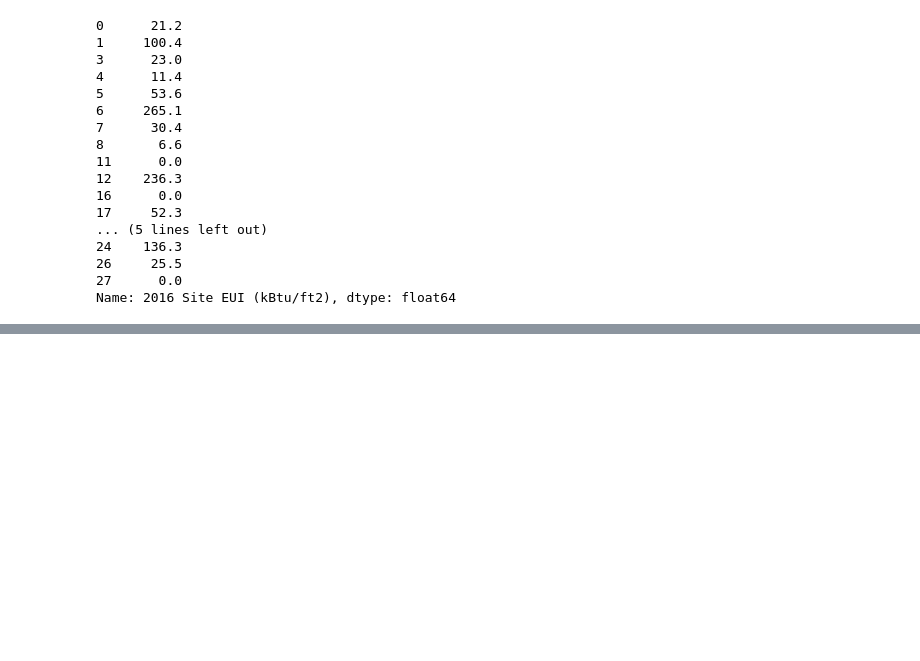
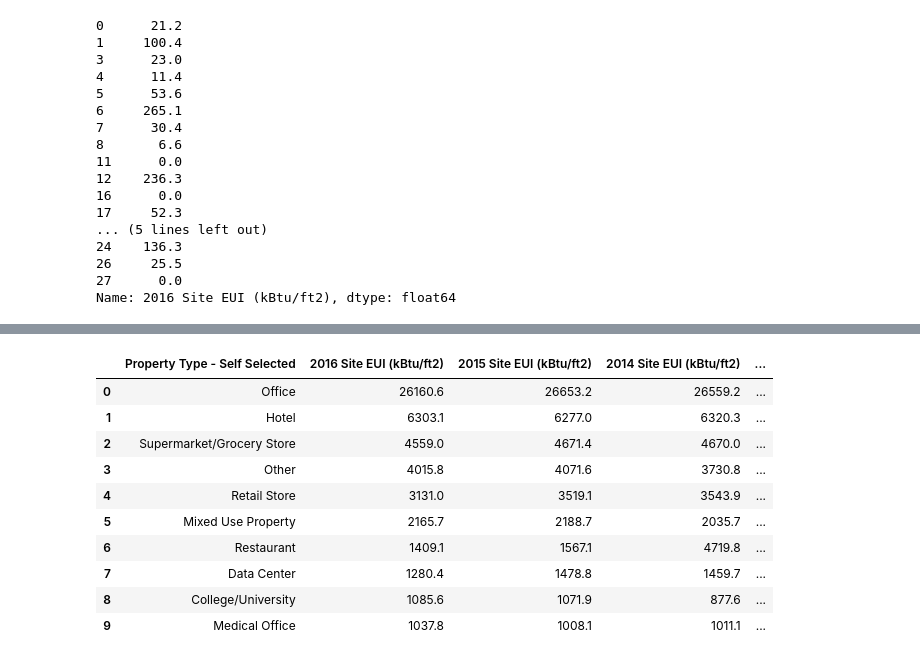
Before and after one commit to bhavikajalli/Energy-Forecast, a Jupyter notebook: Data_Wrangling.ipynb, the cells around one changed output, grey strips where cells are left out. Cells and saved outputs as stored; diff of their text form; code cells hidden in the pictures; blank space fills up the shorter version.

```diff
--- a/Data_Wrangling.ipynb
+++ b/Data_Wrangling.ipynb
@@ -205,0 +237,8 @@ map_osm.save('map.html')
+# %%
+df['2011 Site EUI (kBtu/ft2)']=df['2011 Site EUI (kBtu/ft2)'].apply(replaceComma)
+df['2011 Site EUI (kBtu/ft2)']=pd.to_numeric(df['2011 Site EUI (kBtu/ft2)'])
+# %%
+df['Total Site Energy 2016'] = df['2016 Site EUI (kBtu/ft2)'] * df['Floor Area']
+df['Total Site Energy 2015'] = df['2015 Site EUI (kBtu/ft2)'] * df['Floor Area']
+df['Total Site Energy 2014'] = df['2014 Site EUI (kBtu/ft2)'] * df['Floor Area']
+df['Total Site Energy 2013'] = df['2013 Site EUI (kBtu/ft2)'] * df['Floor Area']
@@ -205,0 +309,5 @@ map_osm.save('map.html')
+# %%
+ex_final = df[df['2016 Site EUI (kBtu/ft2)'] != 0]
+ex_final = ex_final[ex_final['2015 Site EUI (kBtu/ft2)'] != 0]
+ex_final = ex_final[ex_final['2014 Site EUI (kBtu/ft2)'] != 0]
+ex_final = ex_final[ex_final['2013 Site EUI (kBtu/ft2)'] != 0]
@@ -205,0 +317,28 @@ map_osm.save('map.html')
+# %%
+# ex_df = df[df['2016 Site EUI (kBtu/ft2)'] != 0]
+# grouped_2016 = ex_df.groupby('Property Type - Self Selected')['2016 Site EUI (kBtu/ft2)'].sum().reset_index()
+# ex = grouped_2016.sort_values('2016 Site EUI (kBtu/ft2)', ascending=False)[:10]
+
+# ex = ex.reset_index(drop=True)
+# ex
+
+grouped_years = ex_final.groupby('Property Type - Self Selected')['2016 Site EUI (kBtu/ft2)',
+                                                                '2015 Site EUI (kBtu/ft2)',
+                                                                '2014 Site EUI (kBtu/ft2)',
+                                                                '2013 Site EUI (kBtu/ft2)'].sum().reset_index()
+ex = grouped_years.sort_values('2016 Site EUI (kBtu/ft2)', ascending=False)[:10]
+
+ex = ex.reset_index(drop=True)
+ex
+# %% [output]
+|  | Property Type - Self Selected | 2016 Site EUI (kBtu/ft2) | 2015 Site EUI (kBtu/ft2) | 2014 Site EUI (kBtu/ft2) | ... |
+| 0 | Office | 26160.6 | 26653.2 | 26559.2 | ... |
+| 1 | Hotel | 6303.1 | 6277.0 | 6320.3 | ... |
+| 2 | Supermarket/Grocery Store | 4559.0 | 4671.4 | 4670.0 | ... |
+| 3 | Other | 4015.8 | 4071.6 | 3730.8 | ... |
+| 4 | Retail Store | 3131.0 | 3519.1 | 3543.9 | ... |
+| 5 | Mixed Use Property | 2165.7 | 2188.7 | 2035.7 | ... |
+| 6 | Restaurant | 1409.1 | 1567.1 | 4719.8 | ... |
+| 7 | Data Center | 1280.4 | 1478.8 | 1459.7 | ... |
+| 8 | College/University | 1085.6 | 1071.9 | 877.6 | ... |
+| 9 | Medical Office | 1037.8 | 1008.1 | 1011.1 | ... |
```
Also changed, not shown: parts of 27 cells of this notebook.
